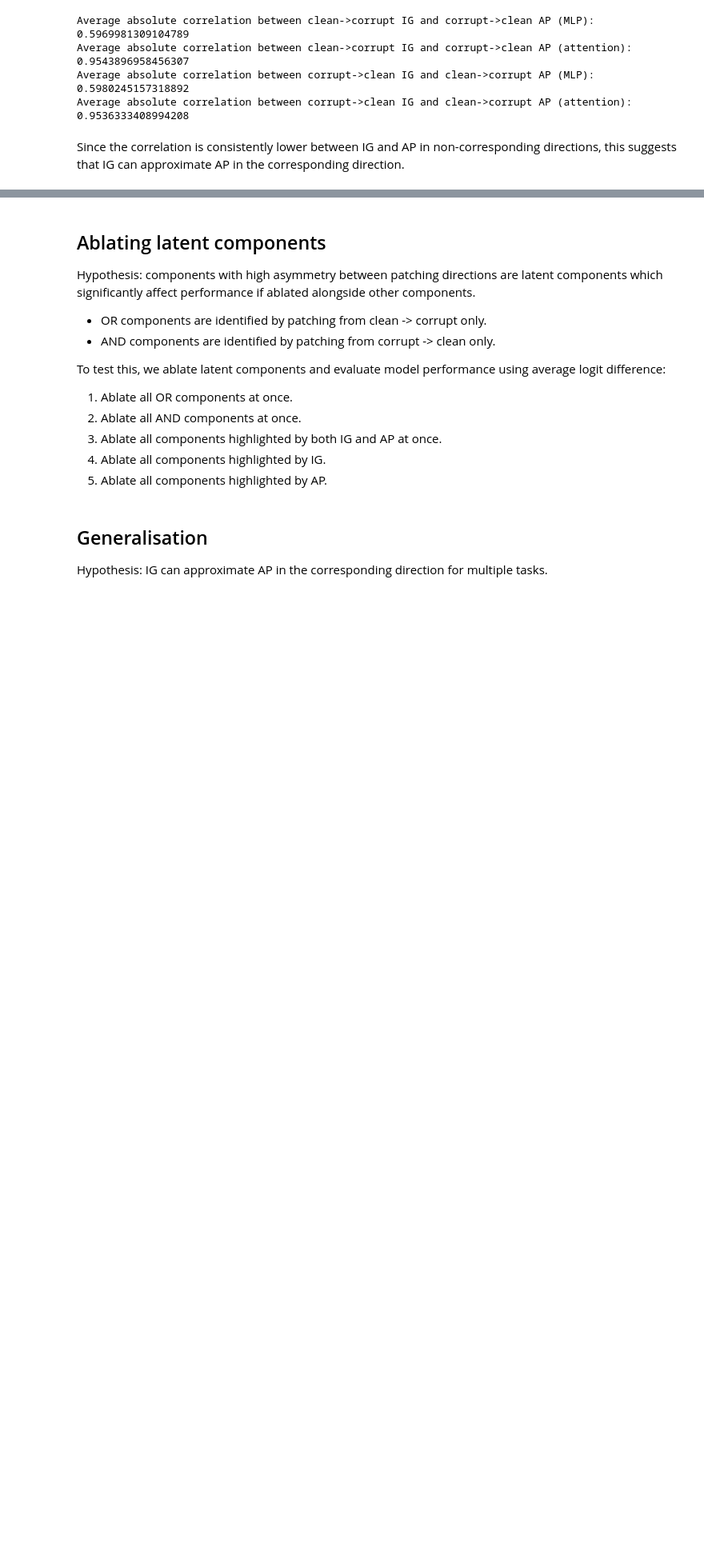
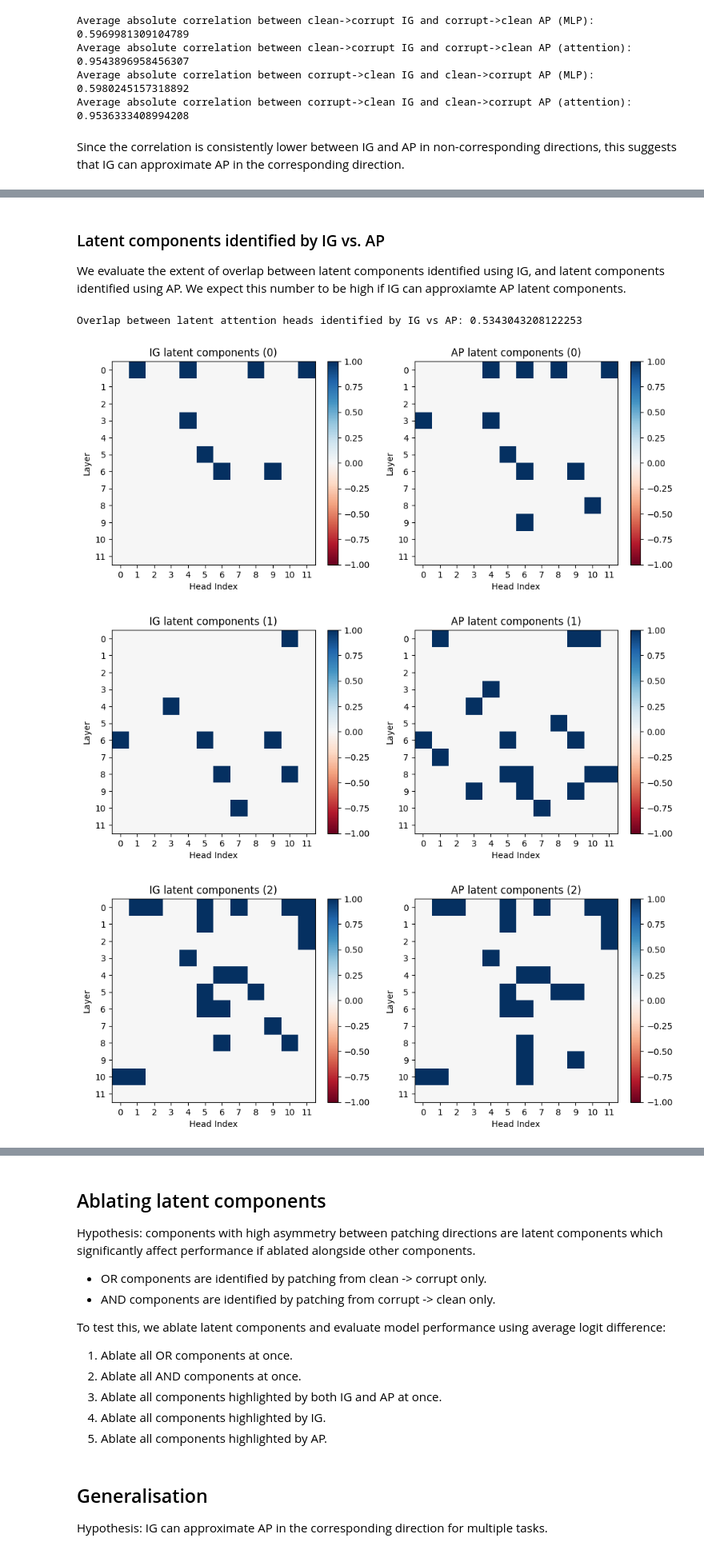
Before and after one commit to mwmlo/gradient_causal_knowledge, a Jupyter notebook: latent_components.ipynb, the cells around one changed output, grey strips where cells are left out. Shown at 80% size. Cells and saved outputs as stored; diff of their text form; code cells hidden in the pictures; blank space fills up the shorter version.

Commit message:
Overlap measures

```diff
--- a/latent_components.ipynb
+++ b/latent_components.ipynb
@@ -167,0 +168,36 @@ To evaluate this, we measure the overlap between components highlighted exclusiv
+# %%
+def asymmetry_score(corrupt_clean: Tensor, clean_corrupt: Tensor, is_ig: bool):
+    assert corrupt_clean.shape == clean_corrupt.shape, \
+        f"Cannot calculate asymmetry between matrices of different shapes, {corrupt_clean.shape} and {clean_corrupt.shape}"
+
+    if is_ig:
+        # Expect opposite directions to cancel out attribution scores
+        max_scores = torch.amax((clean_corrupt + corrupt_clean), dim=(1,2), keepdim=True)
+        return torch.div((corrupt_clean + clean_corrupt), max_scores)
+
+    max_scores = torch.amax((corrupt_clean - clean_corrupt), dim=(1,2), keepdim=True)
+    return torch.div((corrupt_clean - clean_corrupt), max_scores)
+# %%
+ig_mlp_asymmetry = asymmetry_score(ig_corrupt_clean_mlp, ig_clean_corrupt_mlp, is_ig=True)
+ig_attn_asymmetry = asymmetry_score(ig_corrupt_clean_attn, ig_clean_corrupt_attn, is_ig=True)
+
+ap_mlp_asymmetry = asymmetry_score(ap_corrupt_clean_mlp, ap_clean_corrupt_mlp, is_ig=False)
+ap_attn_asymmetry = asymmetry_score(ap_corrupt_clean_attn, ap_clean_corrupt_attn, is_ig=False)
+# %% [markdown]
+### Latent components identified by IG vs. AP
+
+We evaluate the extent of overlap between latent components identified using IG, and latent components identified using AP. We expect this number to be high if IG can approxiamte AP latent components.
+# %%
+latent_attn_ig = ig_attn_asymmetry.abs() > 0.34
+latent_attn_ap = ap_attn_asymmetry.abs() > 0.34
+
+latent_attn_overlap = measure_overlap(latent_attn_ig, latent_attn_ap)
+mean_latent_attn_overlap = latent_attn_overlap.mean()
+print(f"Overlap between latent attention heads identified by IG vs AP: {mean_latent_attn_overlap}")
+
+plot_attn_comparison(latent_attn_ig[:5].int(), latent_attn_ap[:5].int(), model, "IG latent components", "AP latent components")
+# %% [output]
+Overlap between latent attention heads identified by IG vs AP: 0.5343043208122253
+[figure, added]
+[figure, added]
+[figure, added]
```
Also changed, not shown: parts of 8 cells of this notebook, 2 other files.
